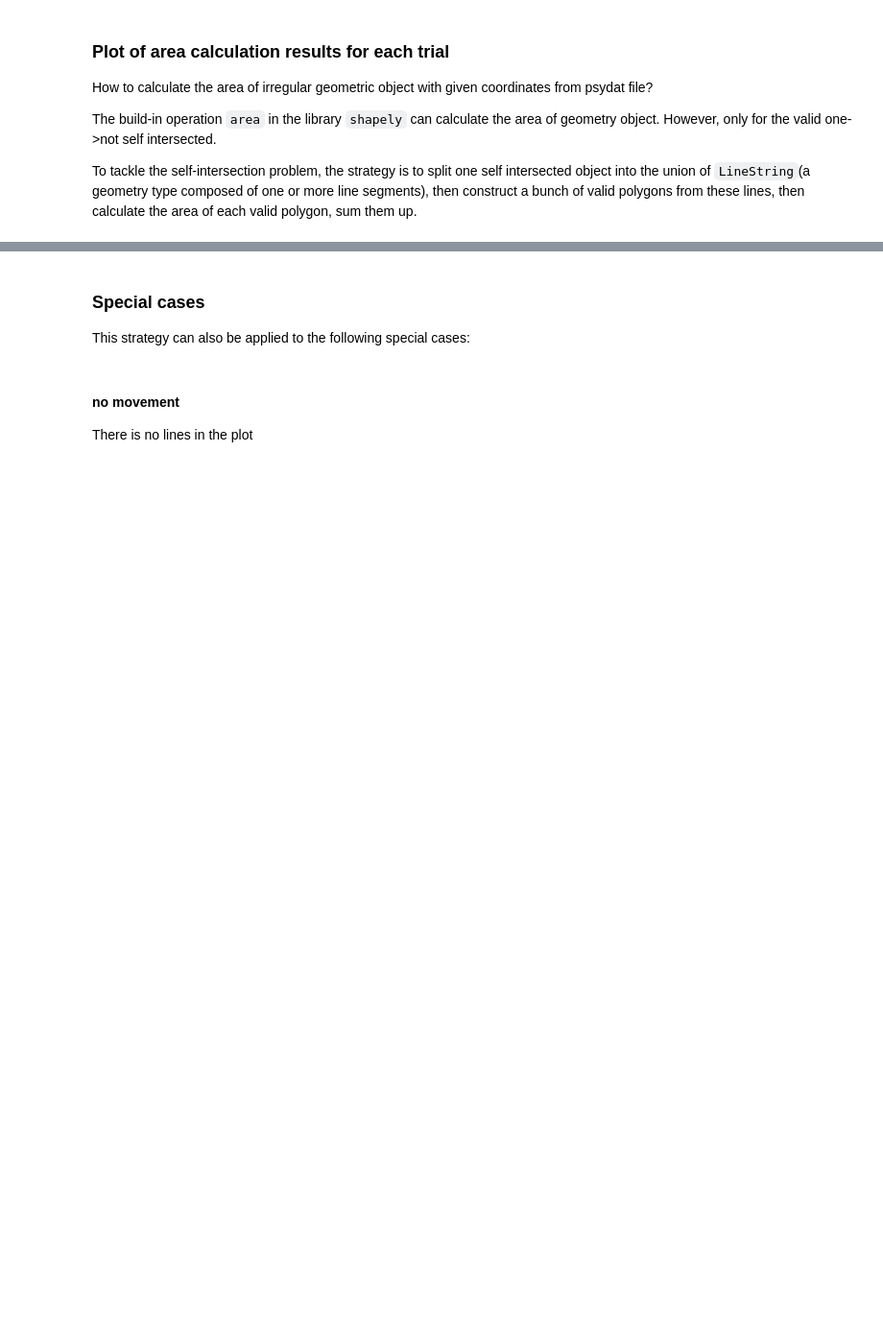
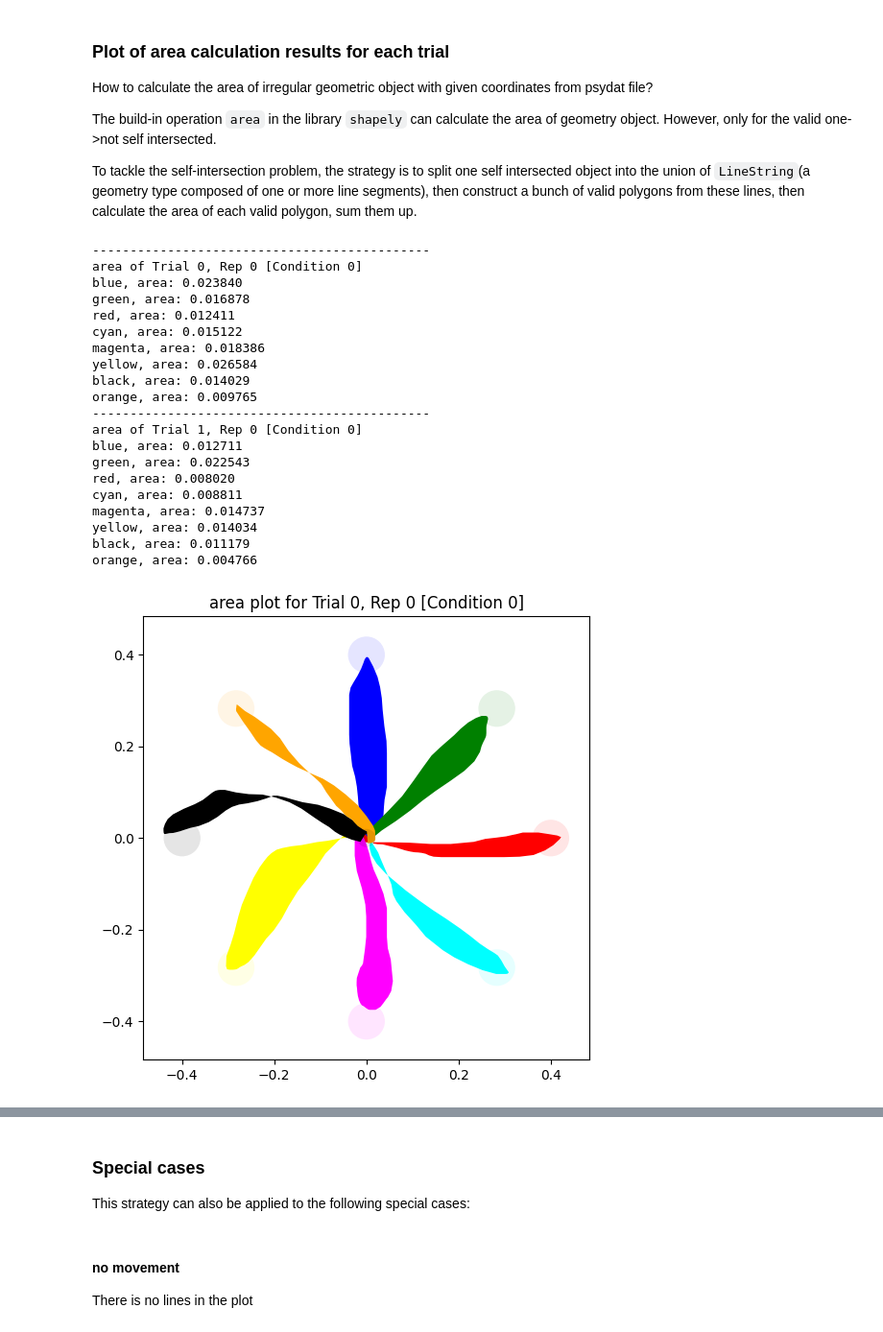
Before and after one commit to ssciwr/vstt, a Jupyter notebook: docs/notebooks/area_calculation.ipynb, the cells around one changed output, grey strips where cells are left out. Shown at 96% size. Drawn from its saved outputs; the diff is of its cells as text; code cells hidden in the pictures; blank space fills up the shorter version.

Commit message:
refactor area_calculation notebook

```diff
--- a/docs/notebooks/area_calculation.ipynb
+++ b/docs/notebooks/area_calculation.ipynb
@@ -74,3 +78,33 @@ To tackle the self-intersection problem, the strategy is to split one self inter
+# %%
+def get_area_and_polygons(
+    to_target_mouse_positions: np.ndarray, to_center_mouse_positions: np.ndarray
+) -> Tuple[float, List[np.ndarray]]:
+    """
+    Calculates the total area enclosed by the mouse positions and the corresponding list of closed polygons
+
+    Uses the built-in operation `area` in the library `shapely` to calculate the area of geometry object.
+    However, this is only available for valid (not self intersected) geometries.
+    To tackle the self-intersection problem,
+    the strategy is to split one self intersected object into the union of LineString (a geometry type composed of one or more line segments),
+    then construct a bunch of valid polygons from these lines,
+    then calculate the area of each valid polygon and sum them up.
+
+    :param to_target_mouse_positions: x,y mouse positions moving towards the target
+    :param to_center_mouse_positions: x,y mouse positions moving towards the center
+    :return: area, list of x and y arrays of corresponding closed polygons
+
+    """
+    coords = np.concatenate(
+        [
+            to_target_mouse_positions,
+            to_center_mouse_positions,
+            to_target_mouse_positions[0:1],
+        ]
+    )
+    polygons = polygonize(unary_union(LineString(coords)))
+    area = sum(polygon.area for polygon in polygons)
+    xy_arrays = [np.array(xy) for polygon in polygons for xy in polygon.exterior.xy]
+    return area, xy_arrays
 # %%
 def plot_and_calculate_area(data):
     nTrials, nReps = data.sequenceIndices.shape
@@ -102,43 +136,54 @@ def plot_and_calculate_area(data):
                     data.data["to_center_mouse_positions"][loc],
                     data.data["target_pos"][loc],
                     colors,
                 ):
-                    coords = np.concatenate(
-                        (to_target_mouse_positions, to_center_mouse_positions)
-                    )
-                    lr_coords = np.concatenate(
-                        (coords[:], to_target_mouse_positions[0:1])
-                    )
-                    lr = LineString(lr_coords)
-                    multi_LineString = unary_union(lr)
-                    area = 0
-                    for pg in polygonize(multi_LineString):
-                        area += pg.area
-                        ax.plot(*pg.exterior.xy, color=color)
-                        ax.fill(*pg.exterior.xy, facecolor=color)
+                    area, polygons = get_area_and_polygons(to_target_mouse_positions, to_center_mouse_positions)
+                    ax.fill(*polygons, facecolor=color)
 
                     ax.add_patch(
                         plt.Circle(
                             target_pos,
                             target_radius,
                             edgecolor="none",
                             facecolor=color,
                             alpha=0.1,
                         )
                     )
                     print("%s, area: %f" % (color, area))
 
                 ax.add_patch(
                     plt.Circle(
                         [0, 0],
                         central_target_radius,
                         edgecolor="none",
                         facecolor="black",
                         alpha=0.1,
                     )
                 )
 
     plt.show()
 
 
 plot_and_calculate_area(psydata)
+# %% [output]
+---------------------------------------------
+area of Trial 0, Rep 0 [Condition 0]
+blue, area: 0.023840
+green, area: 0.016878
+red, area: 0.012411
+cyan, area: 0.015122
+magenta, area: 0.018386
+yellow, area: 0.026584
+black, area: 0.014029
+orange, area: 0.009765
+---------------------------------------------
+area of Trial 1, Rep 0 [Condition 0]
+blue, area: 0.012711
+green, area: 0.022543
+red, area: 0.008020
+cyan, area: 0.008811
+magenta, area: 0.014737
+yellow, area: 0.014034
+black, area: 0.011179
+orange, area: 0.004766
+[figure, added]
```
Also changed, not shown: parts of 9 cells of this notebook.
